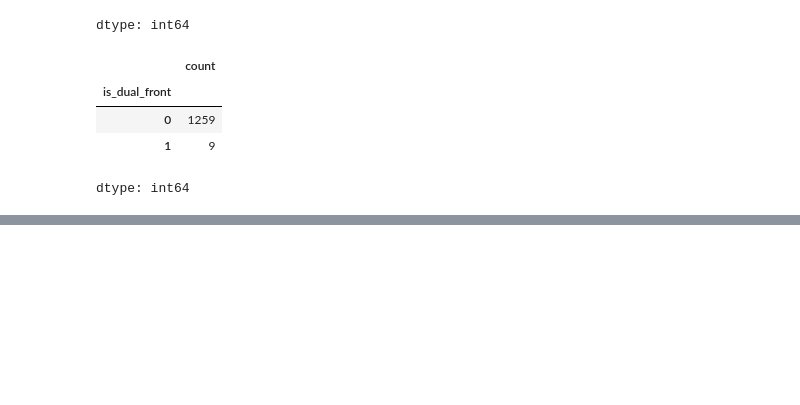
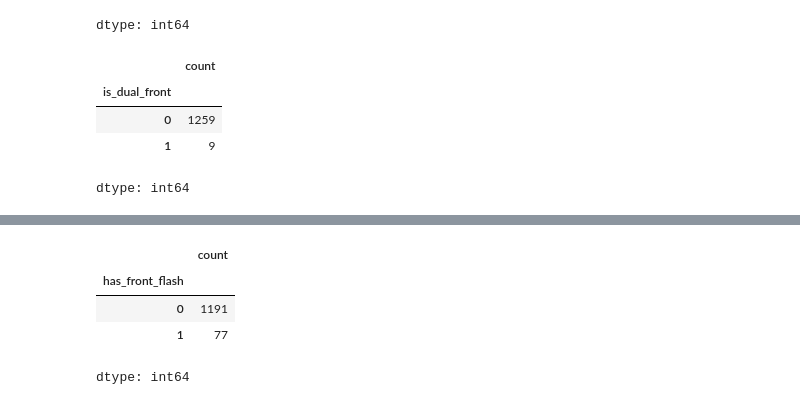
Before and after one commit to rajeshxdatascience/smartphone-recommender-system, a Jupyter notebook: SpecLens_AI_Data_Engineering.ipynb, the cells around one changed output, grey strips where cells are left out. Drawn from its saved outputs; the diff is of its cells as text; code cells hidden in the pictures; blank space fills up the shorter version.

```diff
--- a/SpecLens_AI_Data_Engineering.ipynb
+++ b/SpecLens_AI_Data_Engineering.ipynb
@@ -4274,0 +4326,10 @@ dtype: int64
+# %%
+df['has_front_flash'] = df['front_cam_features'].str.contains('Flash', case=False, na=False).astype(int)
+# %%
+df['has_front_flash'].value_counts()
+# %% [output]
+|  | count |
+| has_front_flash |  |
+| 0 | 1191 |
+| 1 | 77 |
+dtype: int64
```
Also changed, not shown: parts of 6 cells of this notebook.
